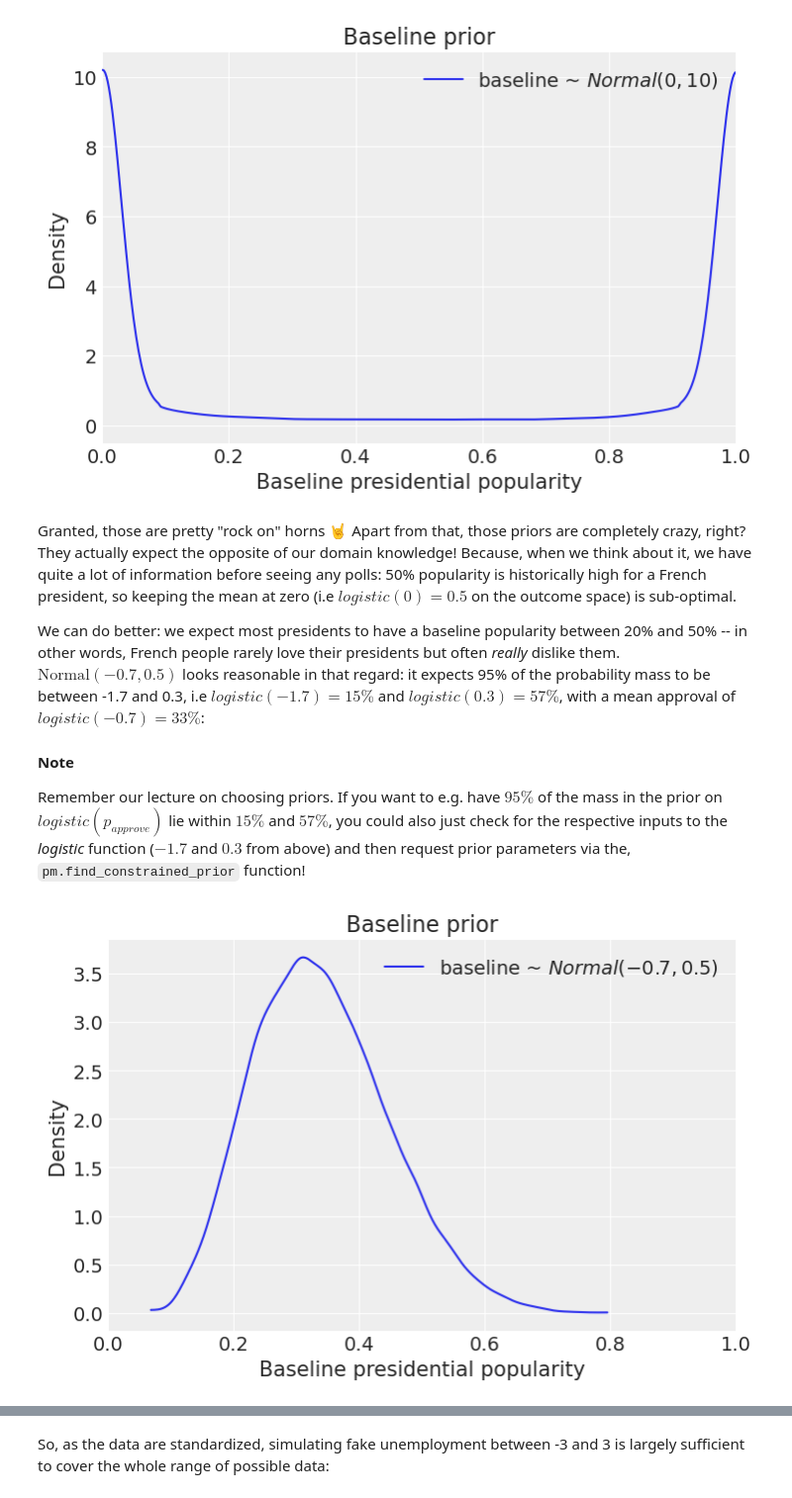
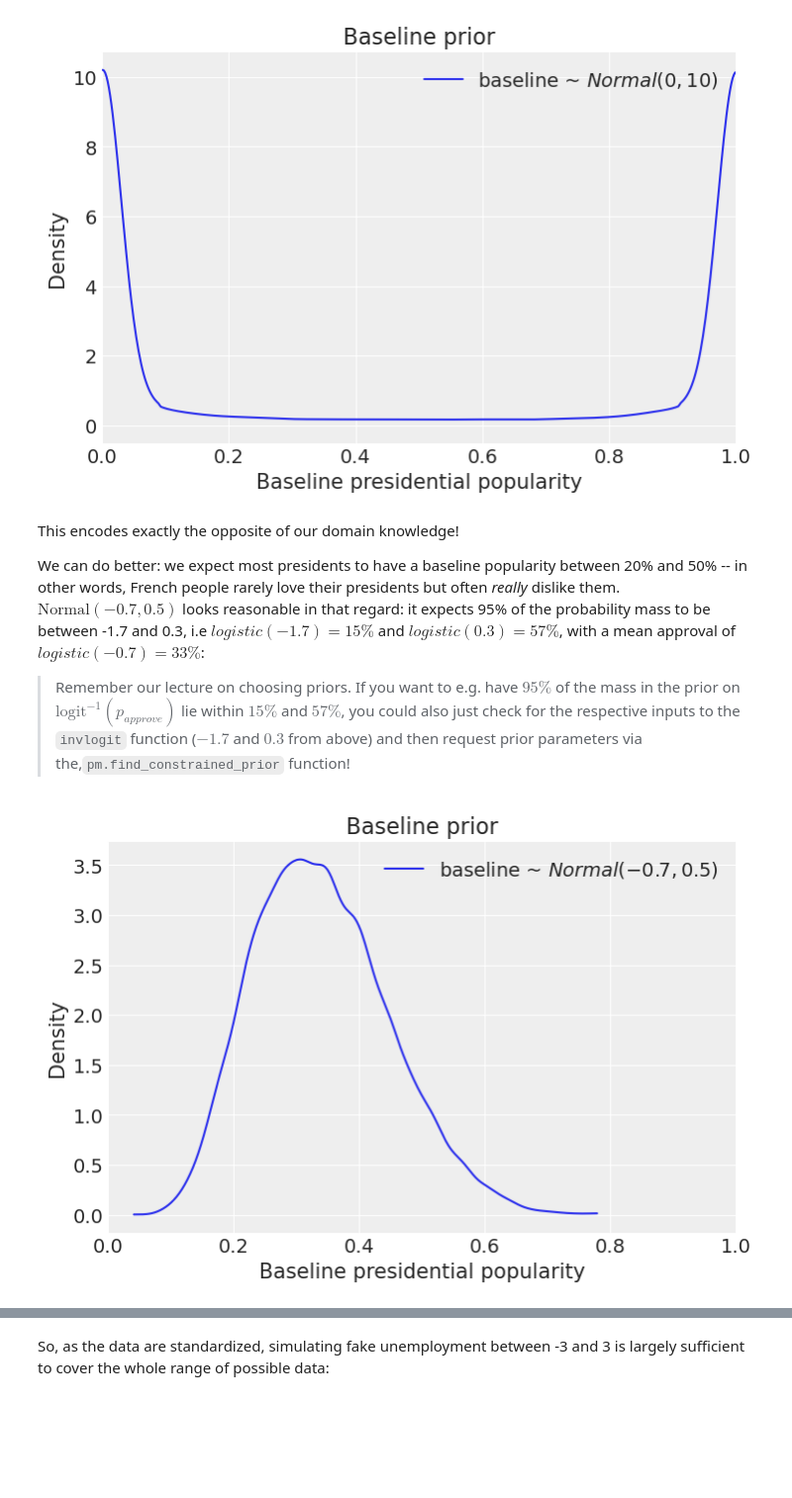
Before and after one commit to fonnesbeck/bayes_course_june_2024, a Jupyter notebook: notebooks/Section2_3-Generalized_Linear_Models.ipynb, the cells around one changed output, grey strips where cells are left out. Shown at 99% size. Saved outputs shown, nothing was run; the diff lists cells and outputs as text; code cells hidden in the pictures; blank space fills up the shorter version.

```diff
--- a/notebooks/Section2_3-Generalized_Linear_Models.ipynb
+++ b/notebooks/Section2_3-Generalized_Linear_Models.ipynb
@@ -674,7 +665,7 @@ $$logistic(x) = \frac{1}{1 + e^{-x}}$$
 
 Let's visualize this function to get a better understanding:
 # %%
-def logistic(x):
+def invlogit(x):
     return 1 / (1 + np.exp(-x))
 # %%
 xvals = np.linspace(-8, 8)
@@ -707,26 +696,23 @@ ax.set_title("Baseline prior");
 # %% [output]
 [figure]
 # %% [markdown]
-Granted, those are pretty "rock on" horns 🤘 Apart from that, those priors are completely crazy, right? They actually expect the opposite of our domain knowledge! Because, when we think about it, we have quite a lot of information before seeing any polls: 50% popularity is historically high for a French president, so keeping the mean at zero (i.e $logistic(0) = 0.5$ on the outcome space) is sub-optimal.
+This encodes exactly the opposite of our domain knowledge!
 
 We can do better: we expect most presidents to have a baseline popularity between 20% and 50% -- in other words, French people rarely love their presidents but often _really_ dislike them. $\mathrm{Normal}(-0.7, 0.5)$ looks reasonable in that regard: it expects 95% of the probability mass to be between -1.7 and 0.3, i.e $logistic(-1.7) = 15\%$ and $logistic(0.3) = 57\%$, with a mean approval of $logistic(-0.7) = 33\%$:
 
 
-#### Note
-
-Remember our lecture on choosing priors. If you want to e.g. have $95\%$ of the mass in the prior on $logistic(p_{approve})$ lie within $15\%$ and $57\%$, you could also just check for the respective inputs to the *logistic* function ($-1.7$ and $0.3$ from above) and then request prior parameters via the,
-`pm.find_constrained_prior` function!
+> Remember our lecture on choosing priors. If you want to e.g. have $95\%$ of the mass in the prior on $\text{logit}^{-1}(p_{approve})$ lie within $15\%$ and $57\%$, you could also just check for the respective inputs to the `invlogit` function ($-1.7$ and $0.3$ from above) and then request prior parameters via the,`pm.find_constrained_prior` function!
 # %%
 baseline_prior_samples = pm.draw(pm.Normal.dist(-0.7, 0.5), draws=20_000)
 
 ax = az.plot_kde(
-    logistic(baseline_prior_samples),
+    invlogit(baseline_prior_samples),
     label="baseline ~ $Normal(-0.7, 0.5)$",
 )
 ax.set_xlim((0, 1))
 ax.set_xlabel("Baseline presidential popularity")
 ax.set_ylabel("Density")
 ax.set_title("Baseline prior");
 # %% [output]
-[figure, old version]
+[figure, new version]
 # %% [markdown]
```
Also changed, not shown: parts of 30 cells of this notebook, 1 other file.
